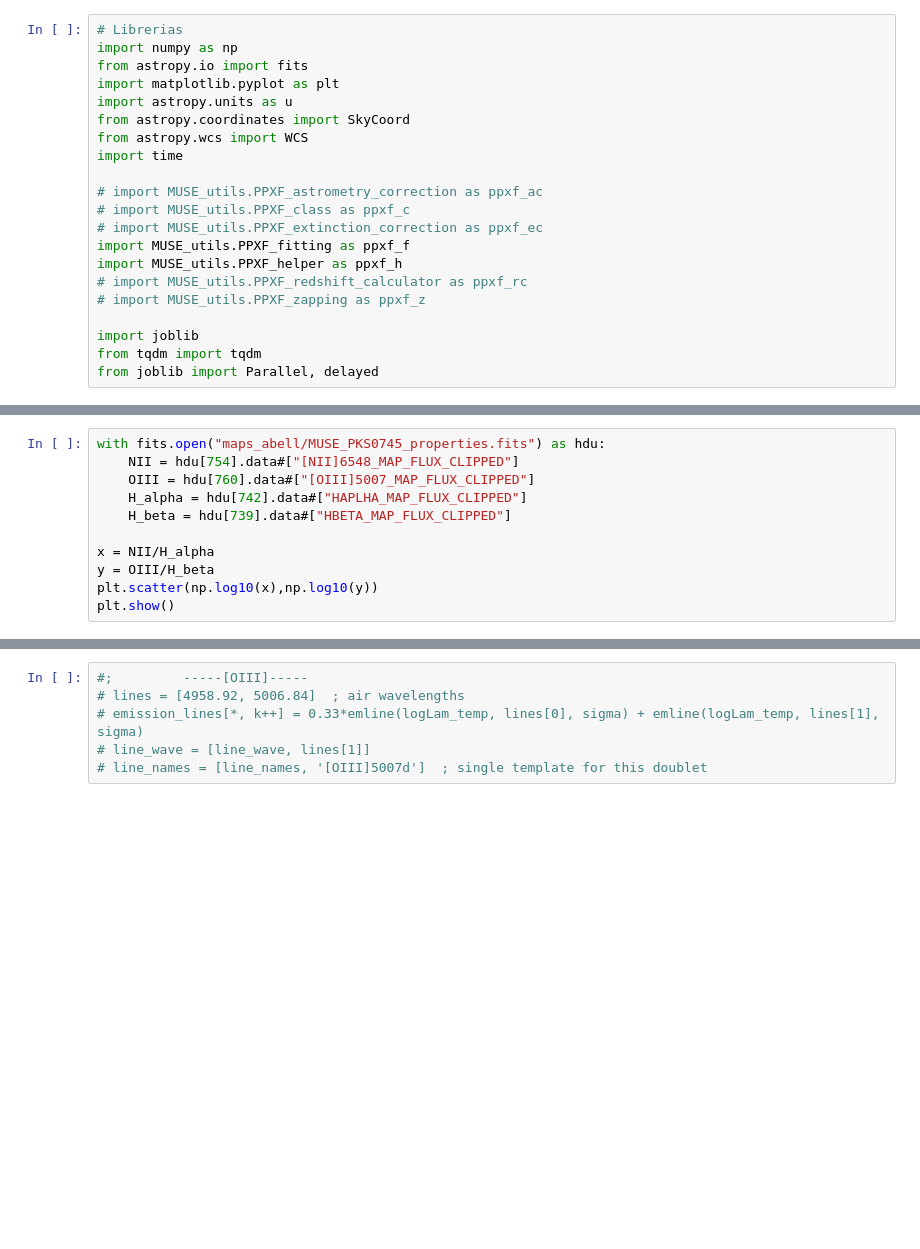
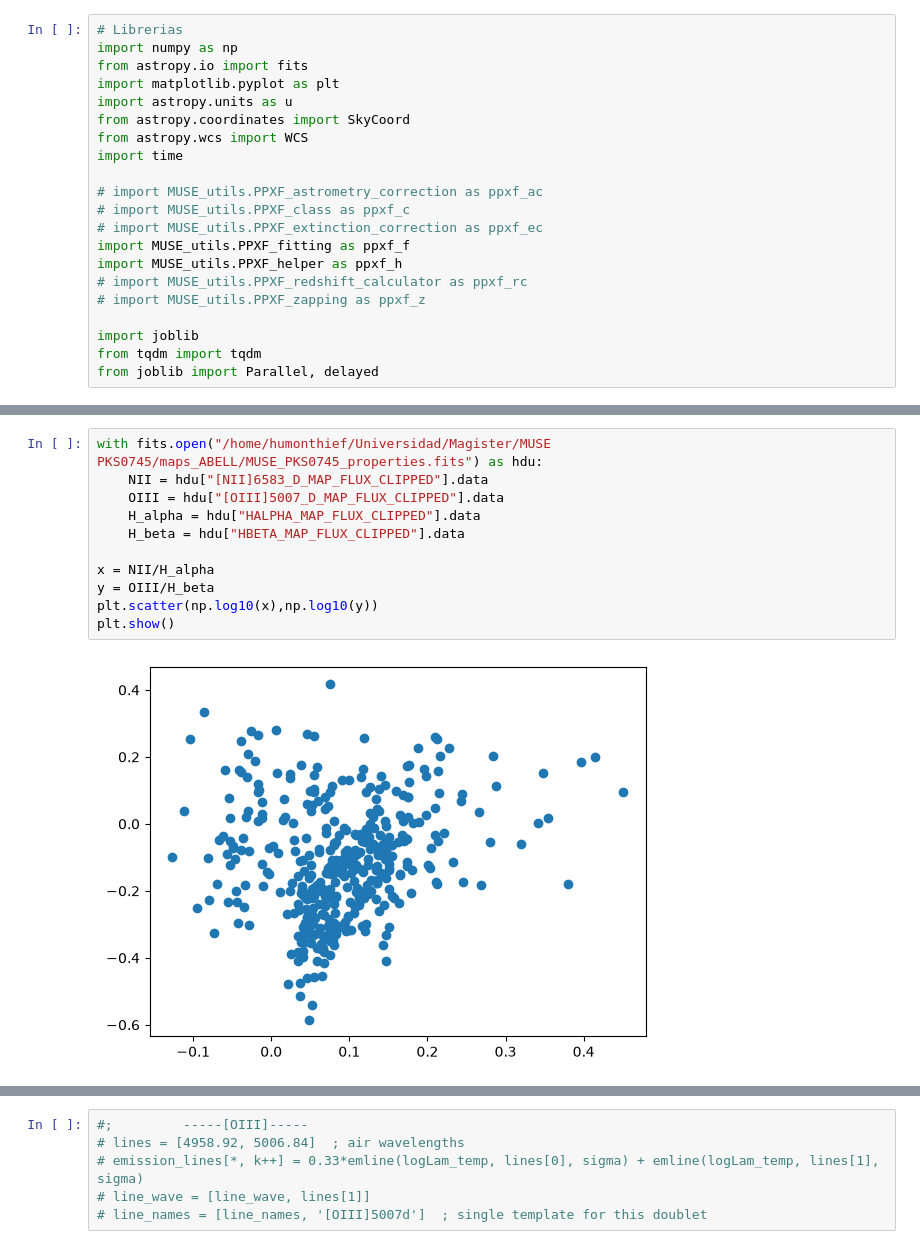
Before and after one commit to Thomas-thief/MUSE-PKS0745-ppxf, a Jupyter notebook: Abell1795_corr.ipynb, the cells around one changed output, grey strips where cells are left out. Saved outputs shown, nothing was run; the diff lists cells and outputs as text; blank space fills up the shorter version.

```diff
--- a/Abell1795_corr.ipynb
+++ b/Abell1795_corr.ipynb
@@ -126,11 +338,13 @@ print(time.time()-t0)
 # %%
-with fits.open("maps_abell/MUSE_PKS0745_properties.fits") as hdu:
-    NII = hdu[754].data#["[NII]6548_MAP_FLUX_CLIPPED"]
-    OIII = hdu[760].data#["[OIII]5007_MAP_FLUX_CLIPPED"]
-    H_alpha = hdu[742].data#["HAPLHA_MAP_FLUX_CLIPPED"]
-    H_beta = hdu[739].data#["HBETA_MAP_FLUX_CLIPPED"]
+with fits.open("/home/humonthief/Universidad/Magister/MUSE PKS0745/maps_ABELL/MUSE_PKS0745_properties.fits") as hdu:
+    NII = hdu["[NII]6583_D_MAP_FLUX_CLIPPED"].data
+    OIII = hdu["[OIII]5007_D_MAP_FLUX_CLIPPED"].data
+    H_alpha = hdu["HALPHA_MAP_FLUX_CLIPPED"].data
+    H_beta = hdu["HBETA_MAP_FLUX_CLIPPED"].data
 
 x = NII/H_alpha
 y = OIII/H_beta
 plt.scatter(np.log10(x),np.log10(y))
 plt.show()
+# %% [output]
+[figure, added]
```
Also changed, not shown: parts of 10 cells of this notebook, 6 other files.
